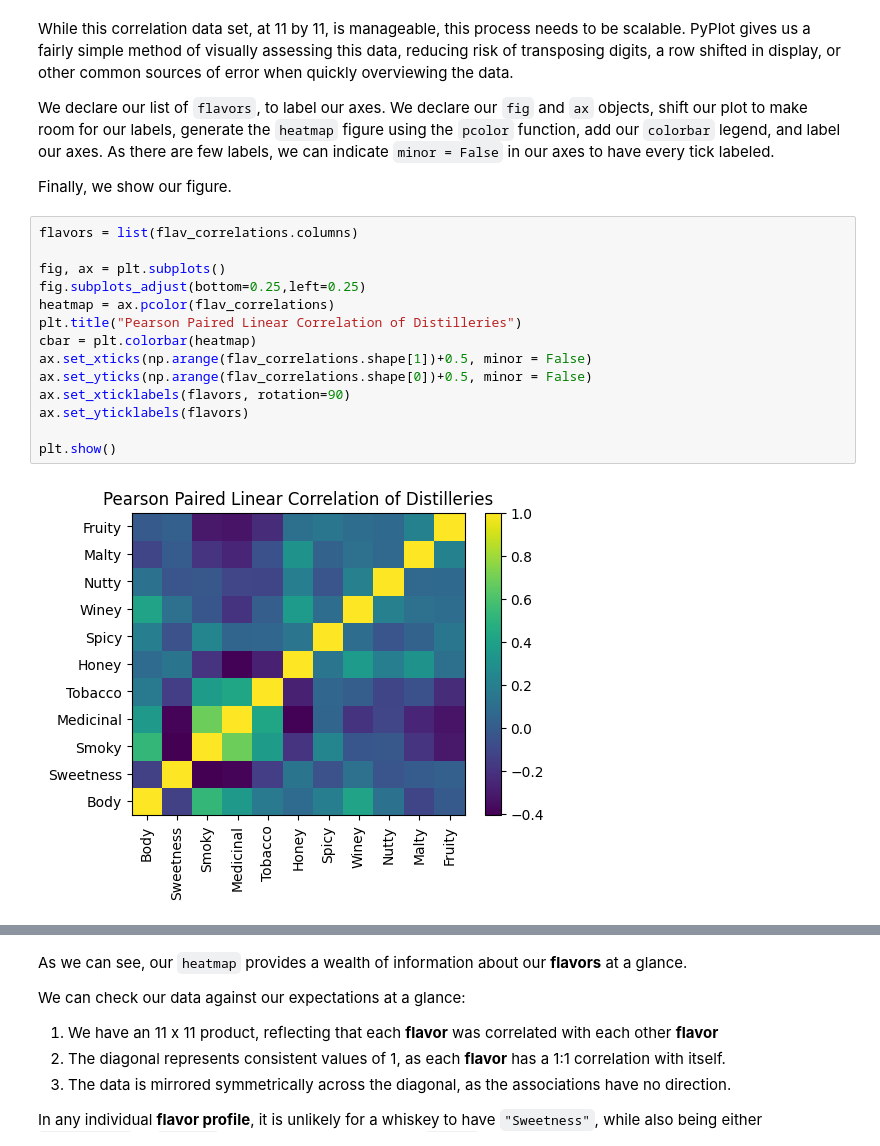
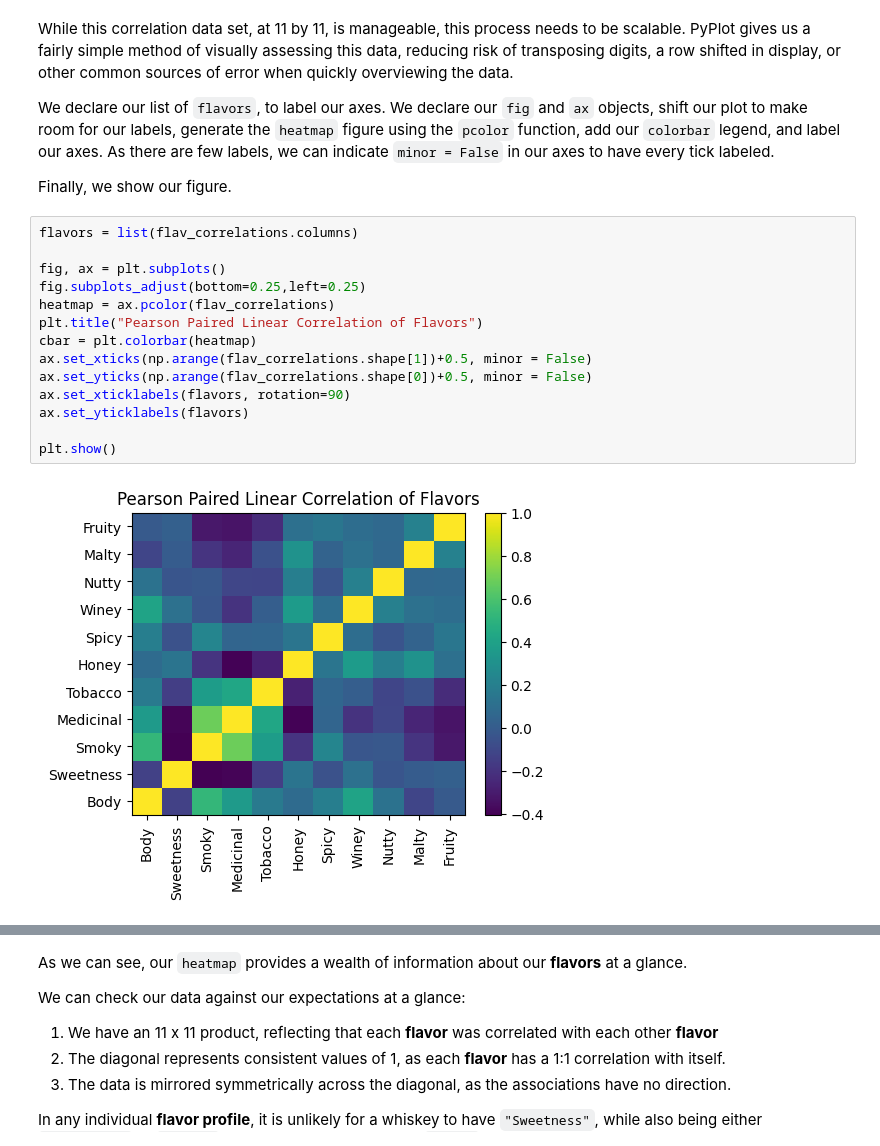
Before and after one commit to corvidfox/Exercise-Write-Ups, a Jupyter notebook: Whiskies Write-Up.ipynb, the cells around one changed output, grey strips where cells are left out. Cells and saved outputs as stored; diff of their text form.

```diff
--- a/Whiskies Write-Up.ipynb
+++ b/Whiskies Write-Up.ipynb
@@ -329,16 +329,16 @@ Finally, we show our figure.
 # %%
 flavors = list(flav_correlations.columns)
 
 fig, ax = plt.subplots()
 fig.subplots_adjust(bottom=0.25,left=0.25)
 heatmap = ax.pcolor(flav_correlations)
-plt.title("Pearson Paired Linear Correlation of Distilleries")
+plt.title("Pearson Paired Linear Correlation of Flavors")
 cbar = plt.colorbar(heatmap)
 ax.set_xticks(np.arange(flav_correlations.shape[1])+0.5, minor = False)
 ax.set_yticks(np.arange(flav_correlations.shape[0])+0.5, minor = False)
 ax.set_xticklabels(flavors, rotation=90)
 ax.set_yticklabels(flavors)
 
 plt.show()
 # %% [output]
-[figure, old version]
+[figure, new version]
```
Also changed, not shown: parts of 6 cells of this notebook.
